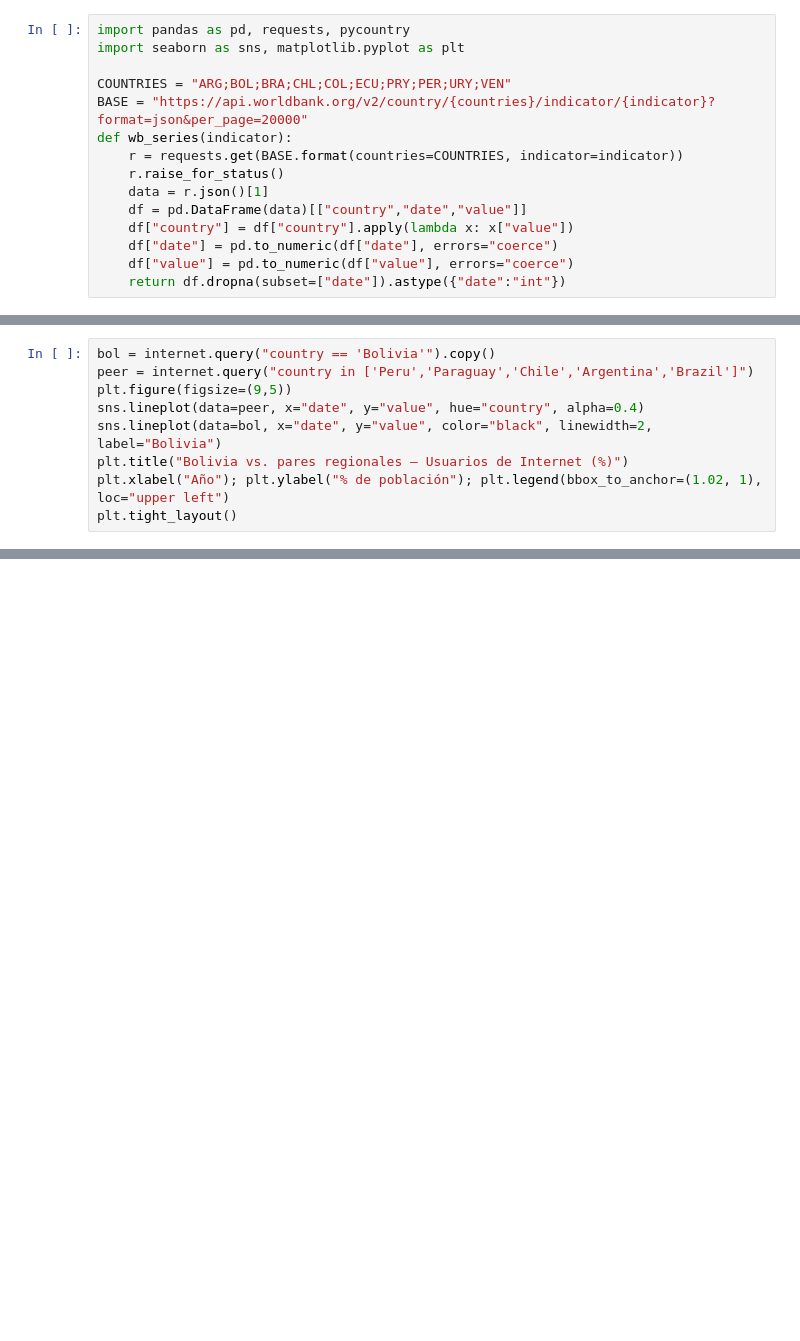
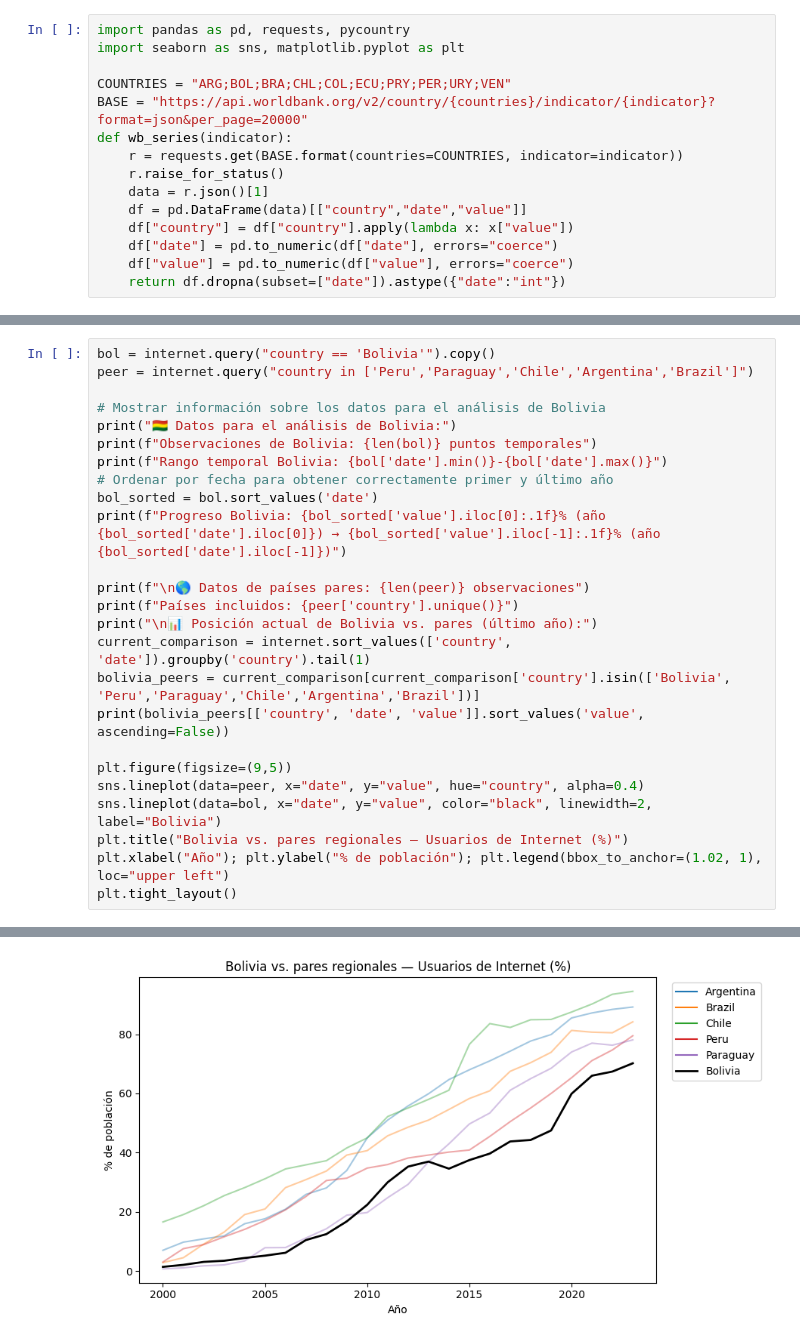
Before and after one commit to alex-roc/social-data-science, a Jupyter notebook: notebook-1.ipynb, the cells around one changed output, grey strips where cells are left out. Saved outputs shown, nothing was run; the diff lists cells and outputs as text; blank space fills up the shorter version.

```diff
--- a/notebook-1.ipynb
+++ b/notebook-1.ipynb
@@ -48,9 +214,26 @@ df.sort_values("internet_pct", ascending=False).head()
 # %%
 bol = internet.query("country == 'Bolivia'").copy()
 peer = internet.query("country in ['Peru','Paraguay','Chile','Argentina','Brazil']")
+
+# Mostrar información sobre los datos para el análisis de Bolivia
+print("🇧🇴 Datos para el análisis de Bolivia:")
+print(f"Observaciones de Bolivia: {len(bol)} puntos temporales")
+print(f"Rango temporal Bolivia: {bol['date'].min()}-{bol['date'].max()}")
+# Ordenar por fecha para obtener correctamente primer y último año
+bol_sorted = bol.sort_values('date')
+print(f"Progreso Bolivia: {bol_sorted['value'].iloc[0]:.1f}% (año {bol_sorted['date'].iloc[0]}) → {bol_sorted['value'].iloc[-1]:.1f}% (año {bol_sorted['date'].iloc[-1]})")
+
+print(f"\n🌎 Datos de países pares: {len(peer)} observaciones")
+print(f"Países incluidos: {peer['country'].unique()}")
+print("\n📊 Posición actual de Bolivia vs. pares (último año):")
+current_comparison = internet.sort_values(['country', 'date']).groupby('country').tail(1)
+bolivia_peers = current_comparison[current_comparison['country'].isin(['Bolivia', 'Peru','Paraguay','Chile','Argentina','Brazil'])]
+print(bolivia_peers[['country', 'date', 'value']].sort_values('value', ascending=False))
+
 plt.figure(figsize=(9,5))
 sns.lineplot(data=peer, x="date", y="value", hue="country", alpha=0.4)
 sns.lineplot(data=bol, x="date", y="value", color="black", linewidth=2, label="Bolivia")
 plt.title("Bolivia vs. pares regionales — Usuarios de Internet (%)")
 plt.xlabel("Año"); plt.ylabel("% de población"); plt.legend(bbox_to_anchor=(1.02, 1), loc="upper left")
 plt.tight_layout()
+# %% [output]
@@ -56,0 +256 @@ plt.tight_layout()
+[figure, added]
```
Also changed, not shown: parts of 11 cells of this notebook, 57 other files.
